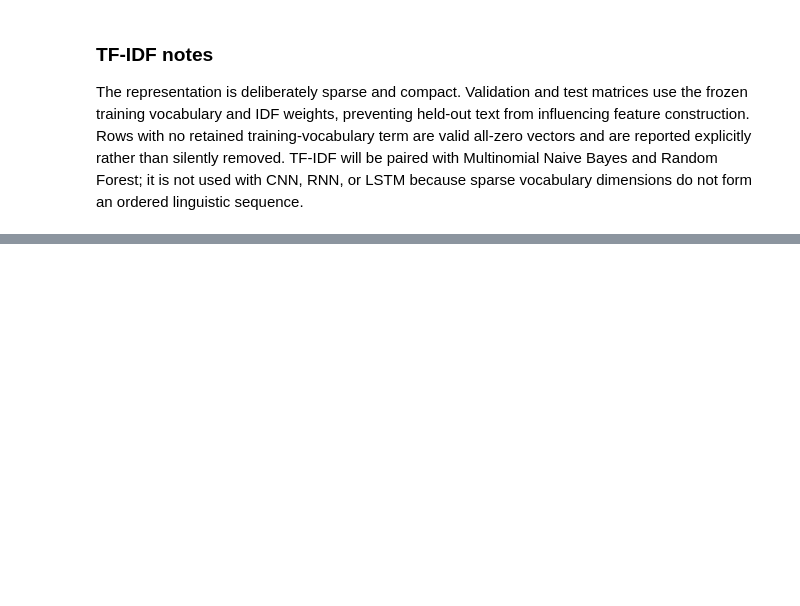
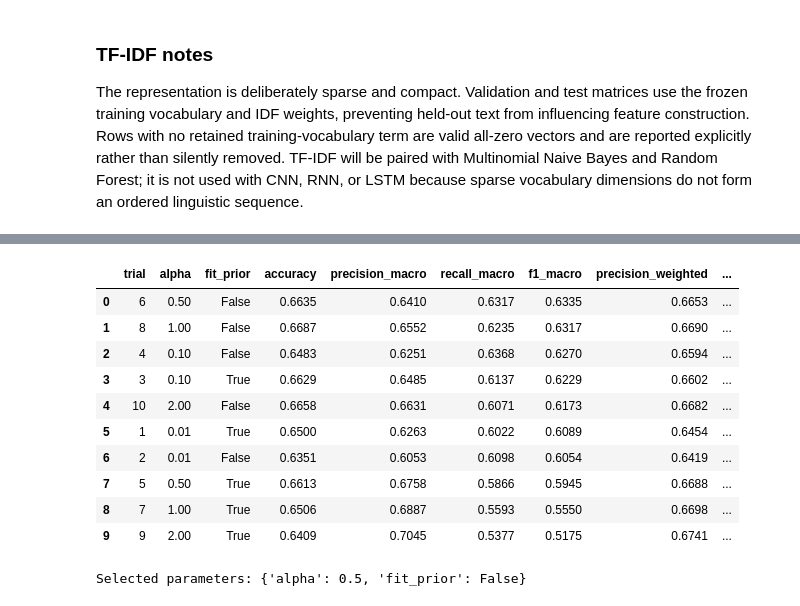
Before and after one commit to iAboud98/arabic-sentiment-analysis, a Jupyter notebook: notebooks/arabic_sentiment_analysis.ipynb, the cells around one changed output, grey strips where cells are left out. Drawn from its saved outputs; the diff is of its cells as text; code cells hidden in the pictures; blank space fills up the shorter version.

```diff
--- a/notebooks/arabic_sentiment_analysis.ipynb
+++ b/notebooks/arabic_sentiment_analysis.ipynb
@@ -1331,0 +1394,55 @@ The representation is deliberately sparse and compact. Validation and test matri
+# %%
+mnb_search_space = CONFIG["models"]["multinomial_nb"]["search_space"]
+mnb_parameter_candidates = list(ParameterGrid(mnb_search_space))
+if not mnb_parameter_candidates:
+    raise ValueError("The Multinomial Naive Bayes search space is empty.")
+
+mnb_tuning_rows = []
+for trial_number, parameters in enumerate(mnb_parameter_candidates, start=1):
+    candidate_model = MultinomialNB(**parameters)
+    candidate_model.fit(TFIDF_MATRICES["train"], TFIDF_TARGETS["train"])
+    validation_predictions = candidate_model.predict(TFIDF_MATRICES["validation"])
+    mnb_tuning_rows.append(
+        {
+            "trial": trial_number,
+            **parameters,
+            **aggregate_classification_metrics(
+                TFIDF_TARGETS["validation"], validation_predictions
+            ),
+        }
+    )
+
+mnb_tuning_results = (
+    pd.DataFrame(mnb_tuning_rows)
+    .sort_values(
+        ["f1_macro", "f1_weighted", "accuracy", "alpha", "fit_prior"],
+        ascending=[False, False, False, True, False],
+        kind="mergesort",
+    )
+    .reset_index(drop=True)
+)
+best_mnb_row = mnb_tuning_results.iloc[0]
+BEST_TFIDF_MNB_PARAMETERS = {
+    "alpha": float(best_mnb_row["alpha"]),
+    "fit_prior": bool(best_mnb_row["fit_prior"]),
+}
+BEST_TFIDF_MNB = MultinomialNB(**BEST_TFIDF_MNB_PARAMETERS).fit(
+    TFIDF_MATRICES["train"], TFIDF_TARGETS["train"]
+)
+TFIDF_MNB_VALIDATION_PREDICTIONS = BEST_TFIDF_MNB.predict(TFIDF_MATRICES["validation"])
+
+display(mnb_tuning_results.round(4))
+print(f"Selected parameters: {BEST_TFIDF_MNB_PARAMETERS}")
+# %% [output]
+|  | trial | alpha | fit_prior | accuracy | precision_macro | recall_macro | f1_macro | precision_weighted | ... |
+| 0 | 6 | 0.50 | False | 0.6635 | 0.6410 | 0.6317 | 0.6335 | 0.6653 | ... |
+| 1 | 8 | 1.00 | False | 0.6687 | 0.6552 | 0.6235 | 0.6317 | 0.6690 | ... |
+| 2 | 4 | 0.10 | False | 0.6483 | 0.6251 | 0.6368 | 0.6270 | 0.6594 | ... |
+| 3 | 3 | 0.10 | True | 0.6629 | 0.6485 | 0.6137 | 0.6229 | 0.6602 | ... |
+| 4 | 10 | 2.00 | False | 0.6658 | 0.6631 | 0.6071 | 0.6173 | 0.6682 | ... |
+| 5 | 1 | 0.01 | True | 0.6500 | 0.6263 | 0.6022 | 0.6089 | 0.6454 | ... |
+| 6 | 2 | 0.01 | False | 0.6351 | 0.6053 | 0.6098 | 0.6054 | 0.6419 | ... |
+| 7 | 5 | 0.50 | True | 0.6613 | 0.6758 | 0.5866 | 0.5945 | 0.6688 | ... |
+| 8 | 7 | 1.00 | True | 0.6506 | 0.6887 | 0.5593 | 0.5550 | 0.6698 | ... |
+| 9 | 9 | 2.00 | True | 0.6409 | 0.7045 | 0.5377 | 0.5175 | 0.6741 | ... |
+Selected parameters: {'alpha': 0.5, 'fit_prior': False}
```
Also changed, not shown: parts of 6 cells of this notebook, 3 other files.
